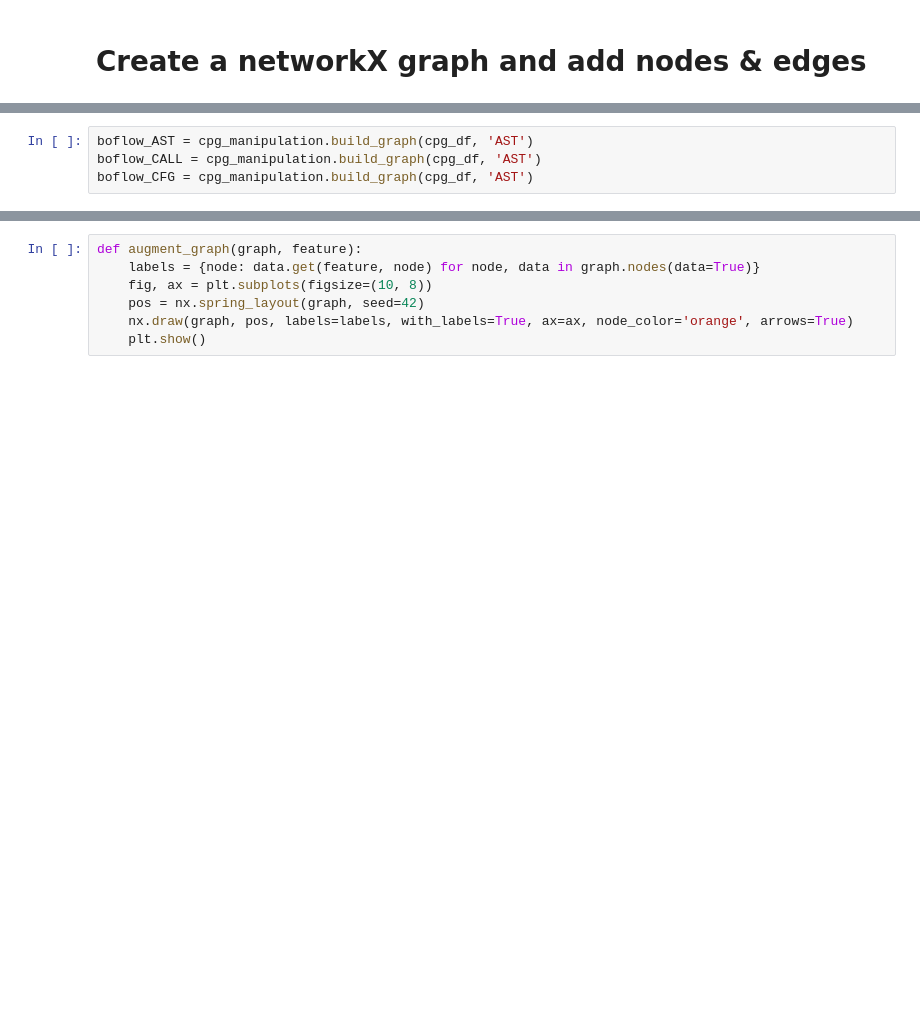
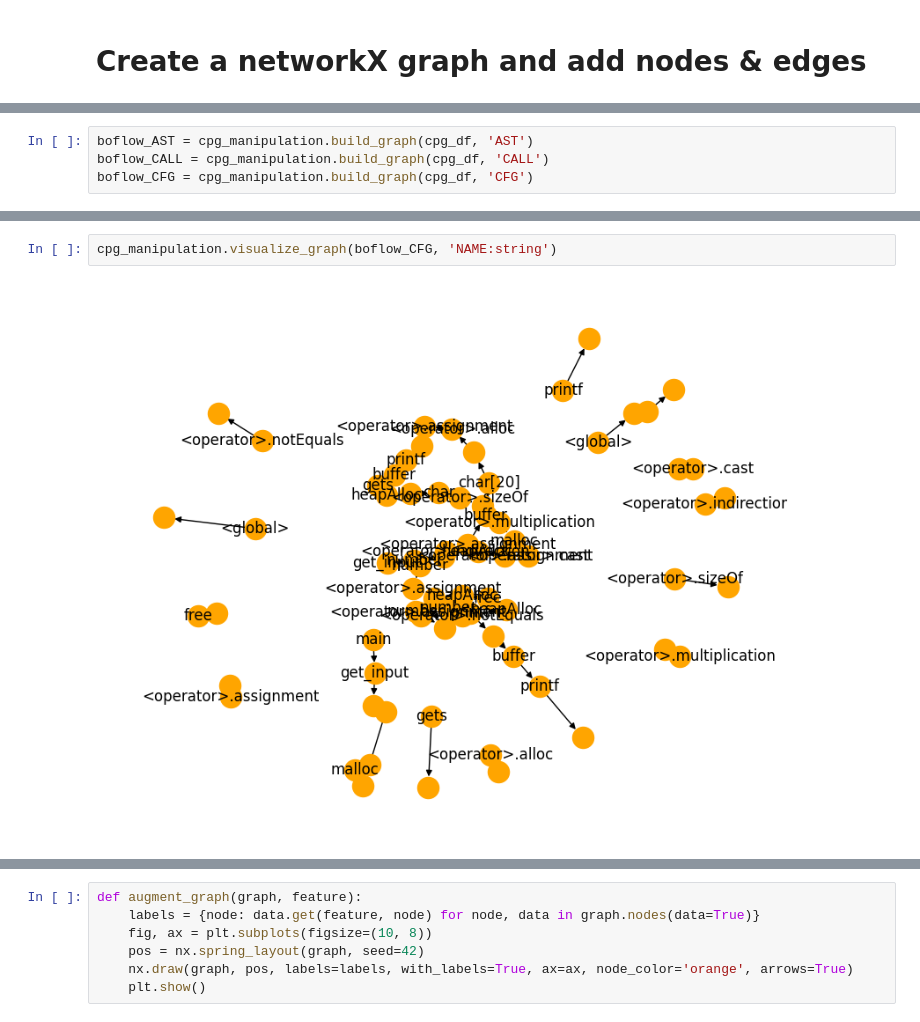
Before and after one commit to AndCplusplus/cpg_evaluation-SE, a Jupyter notebook: cpg_notebook.ipynb, the cells around one changed output, grey strips where cells are left out. Drawn from its saved outputs; the diff is of its cells as text; blank space fills up the shorter version.

```diff
--- a/cpg_notebook.ipynb
+++ b/cpg_notebook.ipynb
@@ -300,4 +130,4 @@ vuln_graphs = {'AST': cpg_manipulation.build_graph(cpg_df, 'AST'),
 # %%
 boflow_AST = cpg_manipulation.build_graph(cpg_df, 'AST')
-boflow_CALL = cpg_manipulation.build_graph(cpg_df, 'AST')
-boflow_CFG = cpg_manipulation.build_graph(cpg_df, 'AST')
+boflow_CALL = cpg_manipulation.build_graph(cpg_df, 'CALL')
+boflow_CFG = cpg_manipulation.build_graph(cpg_df, 'CFG')
@@ -311,0 +142,4 @@ cpg_manipulation.visualize_graph(boflow_AST, 'NAME:string')
+# %%
+cpg_manipulation.visualize_graph(boflow_CFG, 'NAME:string')
+# %% [output]
+[figure, added]
```
Also changed, not shown: parts of 19 cells of this notebook.
